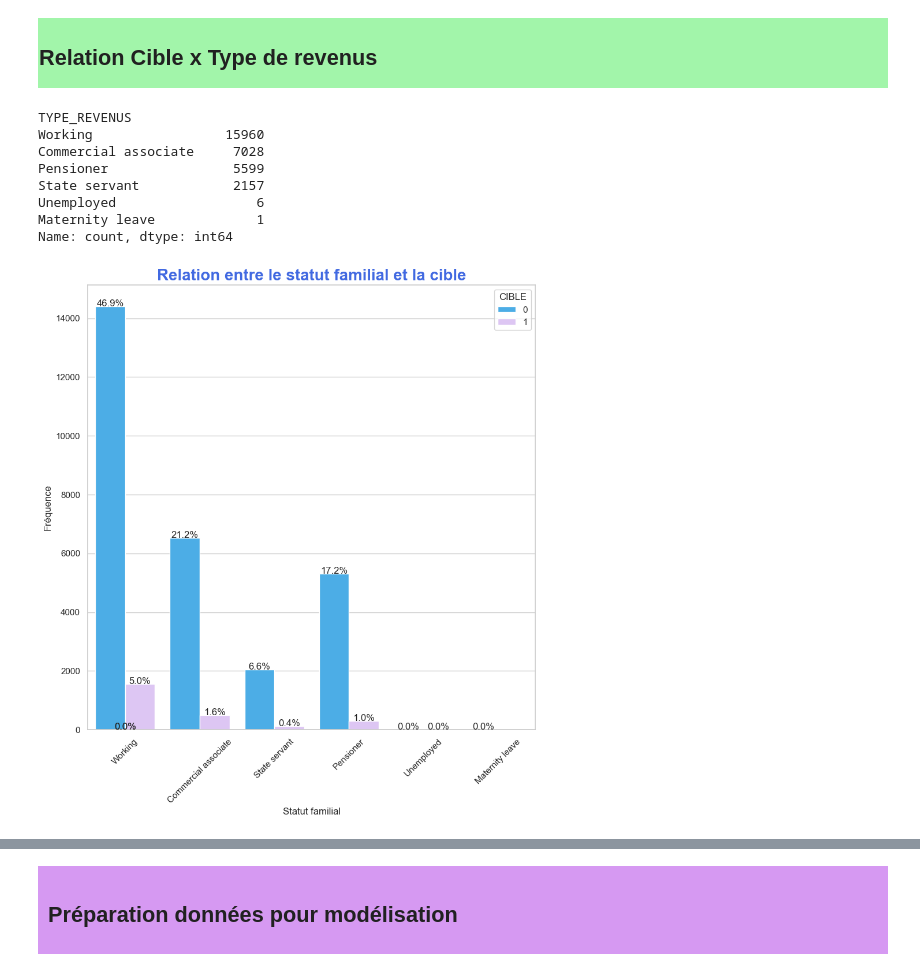
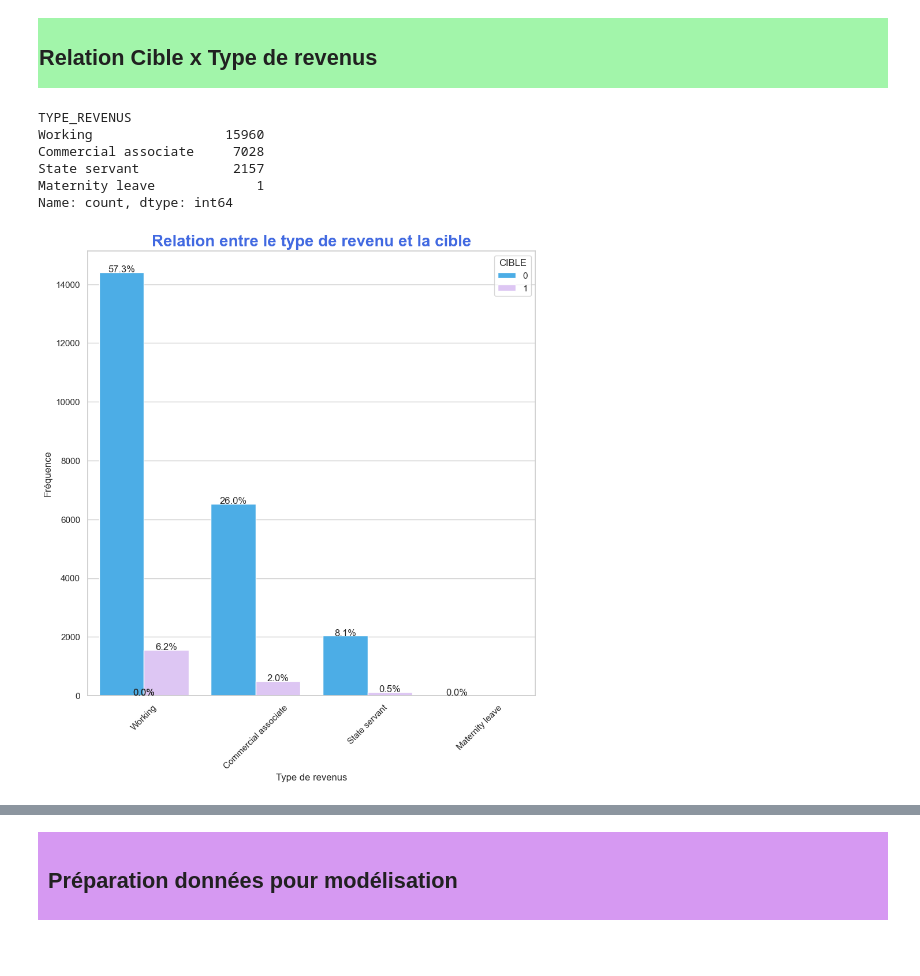
Before and after one commit to Rukiakuchiki92/p7-ml, a Jupyter notebook: 020_P07_Analyse exploratoire.ipynb, the cells around one changed output, grey strips where cells are left out. Cells and saved outputs as stored; diff of their text form; code cells hidden in the pictures.

```diff
--- a/020_P07_Analyse exploratoire.ipynb
+++ b/020_P07_Analyse exploratoire.ipynb
@@ -330,2 +340,4 @@ df[df['YEARS_EMPLOYED']==-1000]
 | 30749 | Cash loans | 60 | 437079 | 0 | Widow | -1000 | 270000.0 | ... |
 5605 rows × 20 columns
+# %%
+df = df[df['YEARS_EMPLOYED'] != -1000]
@@ -560,9 +580,7 @@ df["TYPE_REVENUS"].value_counts()
 TYPE_REVENUS
 Working                 15960
 Commercial associate     7028
-Pensioner                5599
 State servant            2157
-Unemployed                  6
 Maternity leave             1
 Name: count, dtype: int64
 # %%
@@ -570,36 +588,36 @@ Name: count, dtype: int64
 custom_palette = ["#33b4ff", "#debefa"]
 
 # Paramètres de style pour personnaliser le graphique
 sns.set(style="whitegrid")
 
 # Tracer le graphique catégoriel
 plt.figure(figsize=(10, 10))
 ax = sns.countplot(x="TYPE_REVENUS", hue="CIBLE", data=df, palette=custom_palette)
 
 total = float(len(df))
 for p in ax.patches:
     height = p.get_height()
     ax.text(
         p.get_x() + p.get_width() / 2.0,
         height + 3,
         "{:.1f}%".format((height / total) * 100),
         ha="center",
     )
 
 # Ajouter des titres et des étiquettes
-plt.xlabel("Statut familial")
+plt.xlabel("Type de revenus")
 plt.ylabel("Fréquence")
 plt.title(
-    "Relation entre le statut familial et la cible",
+    "Relation entre le type de revenu et la cible",
     fontsize=20,
     fontweight="bold",
     color="RoyalBlue",
 )
 plt.xticks(rotation=45)
 # Afficher le graphique
 plt.show()
 # %% [output]
-[figure, old version]
+[figure, new version]
 # %%
 df.columns.tolist()
 # %% [output]
```
Also changed, not shown: parts of 31 cells of this notebook, 57 other files.
